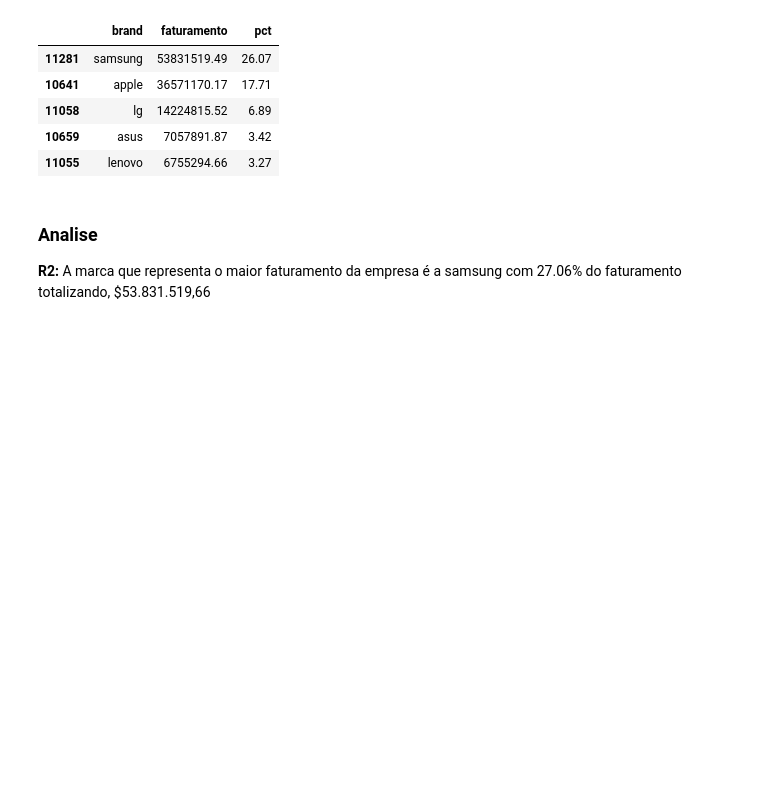
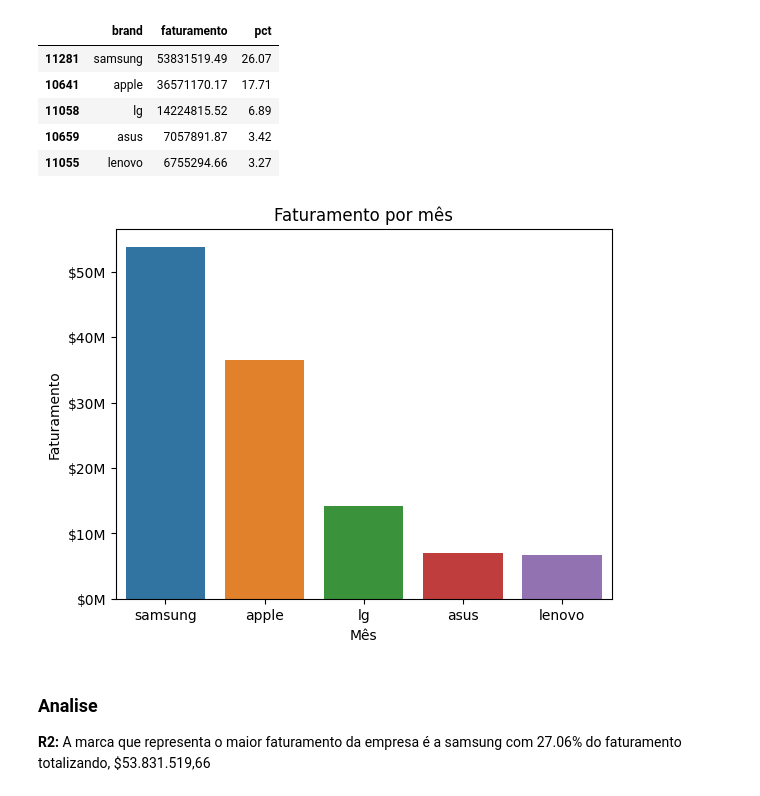
Before and after one commit to alyssonvidal/exercicio_eda, a Jupyter notebook: exercicio.ipynb, the cells around one changed output. Drawn from its saved outputs; the diff is of its cells as text; code cells hidden in the pictures; blank space fills up the shorter version.

```diff
--- a/exercicio.ipynb
+++ b/exercicio.ipynb
@@ -191,3 +230,14 @@ sales_brand.head()
+# %%
+fmt = mtick.FuncFormatter(money_format)
+
+ax = sns.barplot(x='brand', y='faturamento', data=sales_brand.head())
+ax.yaxis.set_major_formatter(fmt)
+
+plt.title('Faturamento por mês')
+plt.xlabel('Mês')
+plt.ylabel('Faturamento');
+# %% [output]
+[figure, added]
 # %% [markdown]
 ### Analise
 
```
Also changed, not shown: parts of 23 cells of this notebook.
